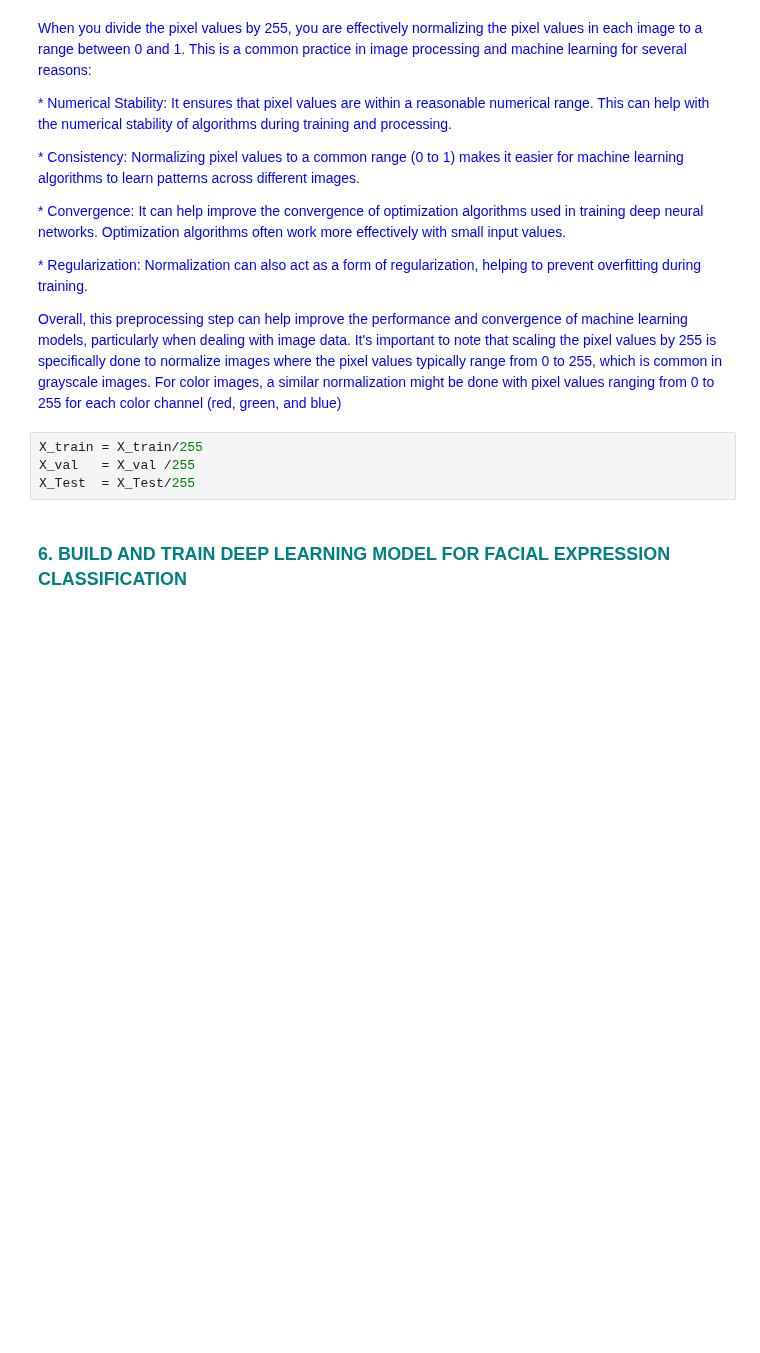
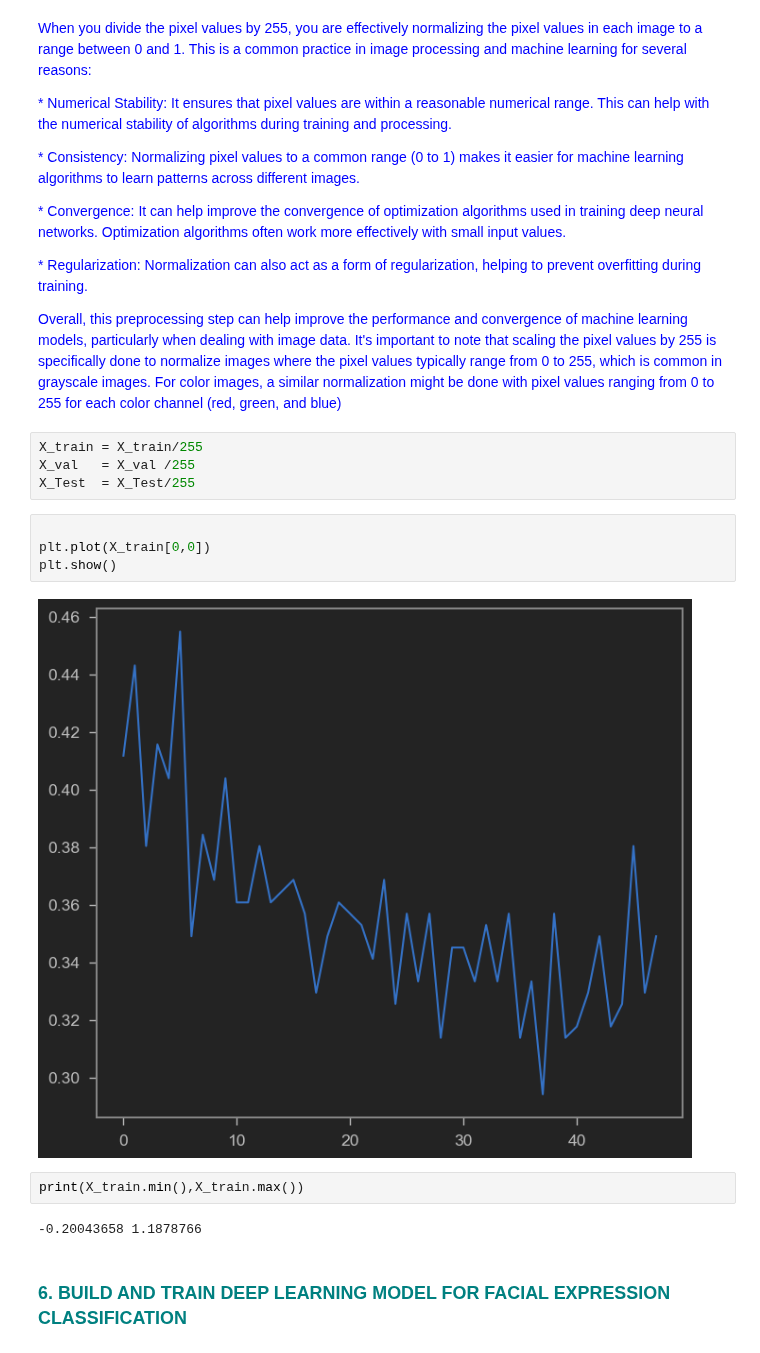
Before and after one commit to sabheen9/CapStone3-Facial_Expression_Classification, a Jupyter notebook: notebooks/Facial_Expression_Classification.ipynb, the cells around one changed output. Drawn from its saved outputs; the diff is of its cells as text; blank space fills up the shorter version.

```diff
--- a/notebooks/Facial_Expression_Classification.ipynb
+++ b/notebooks/Facial_Expression_Classification.ipynb
@@ -363,5 +363,15 @@ print(X_val.shape, y_val.shape)
 X_train = X_train/255
 X_val   = X_val /255
 X_Test  = X_Test/255
+# %%
+
+plt.plot(X_train[0,0])
+plt.show()
+# %% [output]
+[figure, added]
+# %%
+print(X_train.min(),X_train.max())
+# %% [output]
+-0.20043658 1.1878766
 # %% [markdown]
 ### **<font color='teal'> 6. BUILD AND TRAIN DEEP LEARNING MODEL FOR FACIAL EXPRESSION CLASSIFICATION </font>**
```
